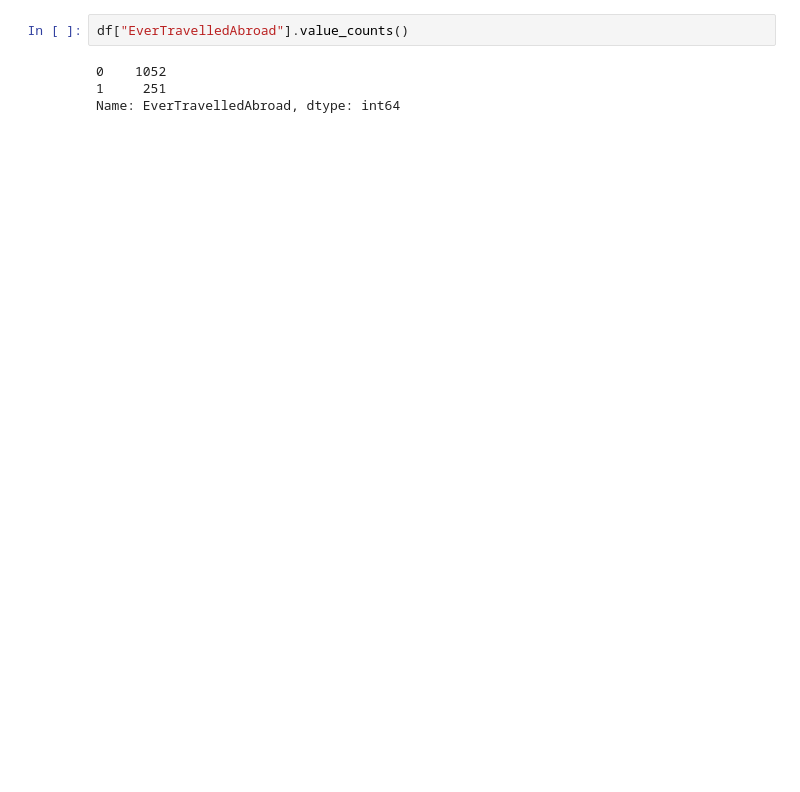
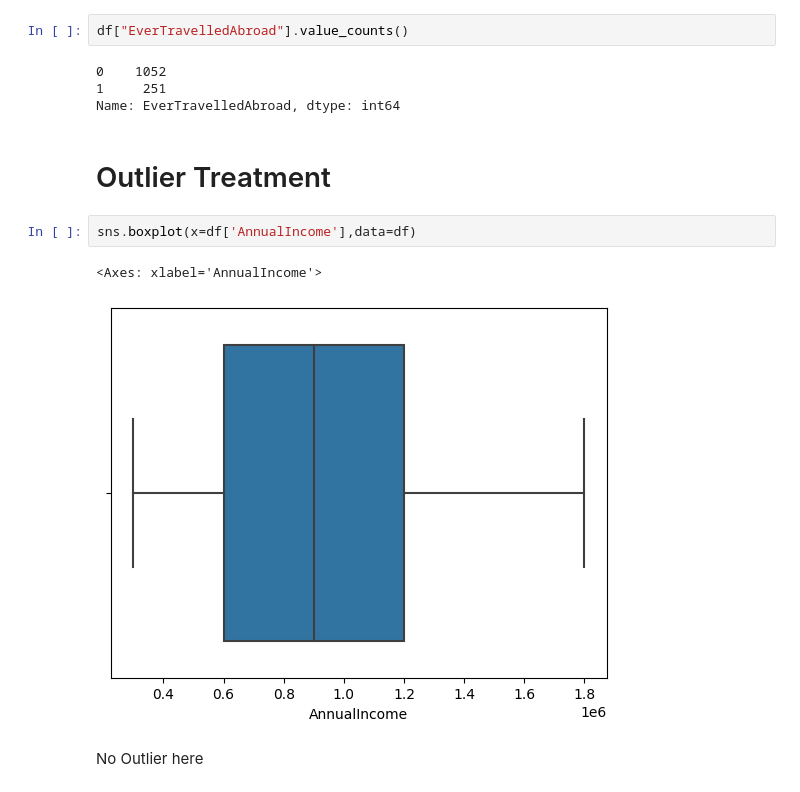
Before and after one commit to Muntasir90629/Travel-Company-Insurance-Prediction, a Jupyter notebook: Travel-Company-Insurance-Prediction.ipynb, the cells around one changed output. Drawn from its saved outputs; the diff is of its cells as text; blank space fills up the shorter version.

```diff
--- a/Travel-Company-Insurance-Prediction.ipynb
+++ b/Travel-Company-Insurance-Prediction.ipynb
@@ -163,3 +163,12 @@ df["EverTravelledAbroad"].value_counts()
 0    1052
 1     251
 Name: EverTravelledAbroad, dtype: int64
+# %% [markdown]
+# Outlier Treatment
+# %%
+sns.boxplot(x=df['AnnualIncome'],data=df)
+# %% [output]
+<Axes: xlabel='AnnualIncome'>
+[figure, added]
+# %% [markdown]
+No Outlier here
```
Also changed, not shown: parts of 4 cells of this notebook.
